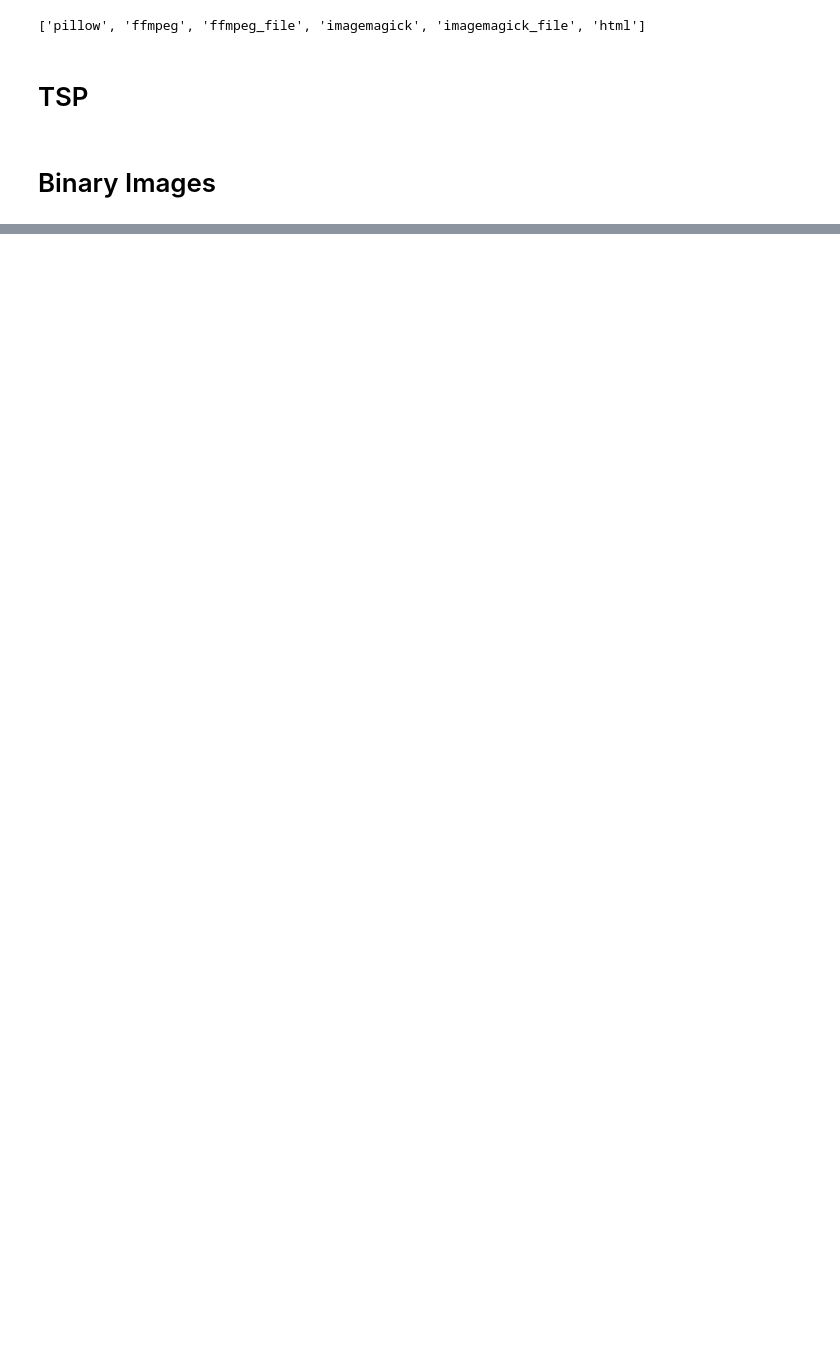
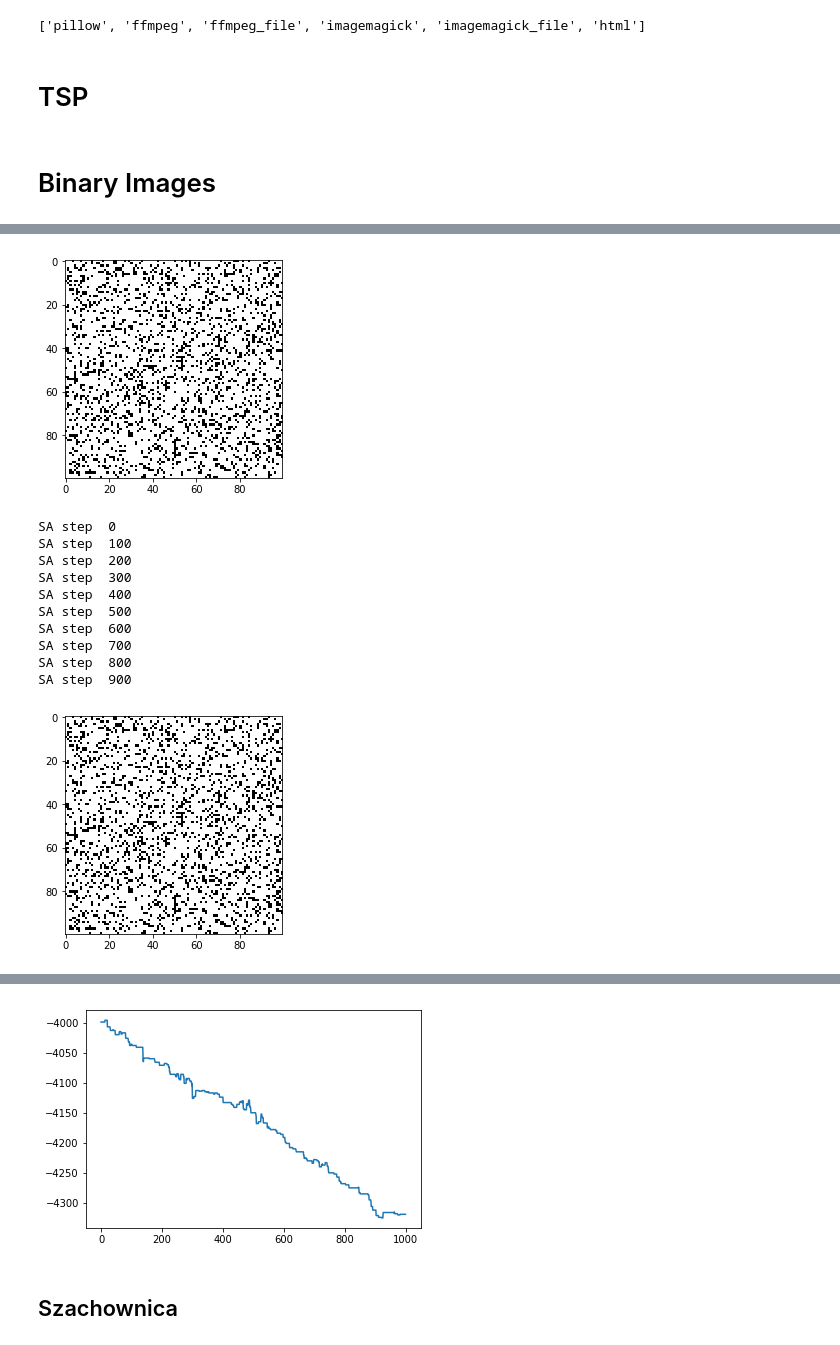
Before and after one commit to arkadiuss/computational-methods, a Jupyter notebook: lab4.ipynb, the cells around one changed output, grey strips where cells are left out. Saved outputs shown, nothing was run; the diff lists cells and outputs as text; code cells hidden in the pictures; blank space fills up the shorter version.

```diff
--- a/lab4.ipynb
+++ b/lab4.ipynb
@@ -13,32 +14,51 @@ animation.writers.list()
 # %% [output]
 ['pillow', 'ffmpeg', 'ffmpeg_file', 'imagemagick', 'imagemagick_file', 'html']
 # %%
-def simulated_annealing(T, E, step, step_back = None, p = 0.9999, iters = 10000, anim_step = None):
+def simulated_annealing(T, E, step, step_back = None, s_p = 0.3, p = 0.9999, iters = 10000, anim_step = None, debug_step = None):
     i = 0
     i_x = []
     i_y = []
     cT = deepcopy(T)
     anim = []
-    while i < iters:
+    cp = s_p
+    best = deepcopy(T)
+    Eb = E(best)
+    equals = 0
+    while i < iters and equals < 3000:
         if step_back == None:
             to_restore = deepcopy(cT)
 
         Ep = E(cT)
         step_prop = step(cT)
         En = E(cT)
-        if En > Ep and random.random() > p:
+        if En > Ep and random.random() > cp:
             if step_back == None:
                 cT = to_restore
             else:
                 step_back(cT, *step_prop)
+                En = Ep
+
+        if Eb > En:
+            best = deepcopy(cT)
+            Eb = En
+
+        if Ep == En:
+            equals += 1
+        else:
+            equals = 0
 
         i_x.append(i)
         i_y.append(E(cT))
+
         if anim_step != None and i % anim_step == 0:
             anim.append(deepcopy(cT))
-        p *= 0.999
+
+        if debug_step != None and i % debug_step == 0:
+            print("SA step ", i)
+
+        cp *= p
         i += 1
-    return cT, i_x, i_y, anim
+    return best, i_x, i_y, anim
 # %% [markdown]
 # TSP
 # %%
@@ -97,6 +117,3 @@ def random_image(w,h,p=0.3):
 def show_image(img):
     imgplot = plt.imshow(img, cmap = mpl.cm.Greys)
     plt.show()
-# %%
-img = random_image(50,50,0.2)
-show_image(img)
@@ -114,3 +140,12 @@ def make_img_swap(img):
 # %%
 def make_img_back_swap(img, i1, j1, i2, j2):
     img[i1][j1], img[i2][j2] = img[i2][j2], img[i1][j1]
+# %%
+def generate(E, p=0.2):
+    img = random_image(100,100,p)
+    show_image(img)
+    res_img, i_x, i_y, anim = simulated_annealing(img, E, make_img_swap, make_img_back_swap, p=0.9995, iters=1000, anim_step=10, debug_step=100)
+    show_image(res_img)
+    show_anim(anim)
+    plt.plot(i_x, i_y)
+    plt.show()
@@ -117,5 +154,5 @@ def make_img_back_swap(img, i1, j1, i2, j2):
 # %%
-def E(img):
+def E_wyspowe(img):
     sum = 0
     w, h = np.shape(img)
     for i in range(1,w-1):
@@ -147,0 +162,15 @@ show_anim(anim)
+# %%
+generate(E_wyspowe)
+# %% [output]
+[figure, added]
+SA step  0
+SA step  100
+SA step  200
+SA step  300
+SA step  400
+SA step  500
+SA step  600
+SA step  700
+SA step  800
+SA step  900
+[figure, added]
@@ -147,0 +178,3 @@ show_anim(anim)
+[figure, added]
+# %% [markdown]
+## Szachownica
```
Also changed, not shown: parts of 20 cells of this notebook, 1 other file.
